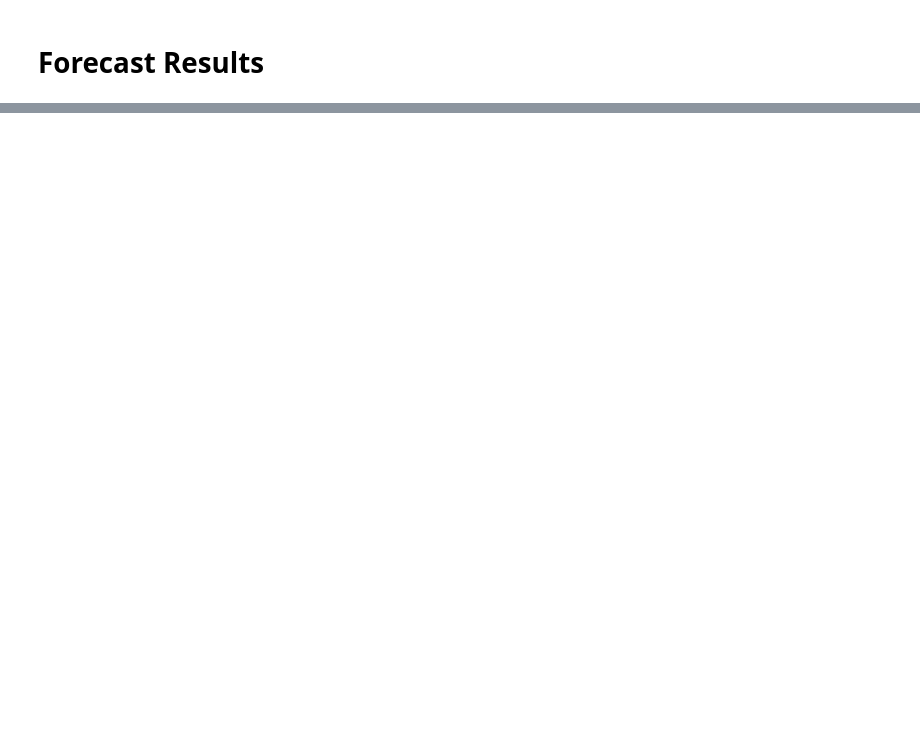
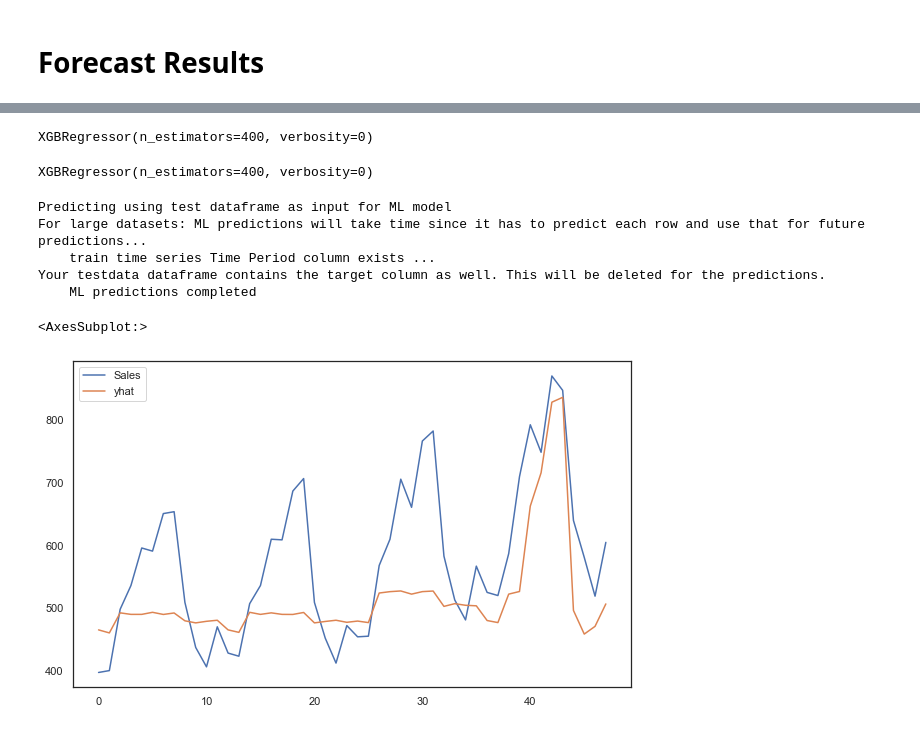
Before and after one commit to AutoViML/Auto_TS, a Jupyter notebook: example_notebooks/autots_multivariate_example.ipynb, the cells around one changed output, grey strips where cells are left out. Cells and saved outputs as stored; diff of their text form; code cells hidden in the pictures; blank space fills up the shorter version.

```diff
--- a/example_notebooks/autots_multivariate_example.ipynb
+++ b/example_notebooks/autots_multivariate_example.ipynb
@@ -234,0 +200,9 @@ future_predictions
+# %%
+model.get_best_model()
+# %% [output]
+XGBRegressor(n_estimators=400, verbosity=0)
+# %%
+xgb_model = model.get_model('ML')
+xgb_model
+# %% [output]
+XGBRegressor(n_estimators=400, verbosity=0)
@@ -234,0 +218,13 @@ future_predictions
+# %%
+dataset['yhat'] = model.predict(dataset, model='ML', simple=False)['yhat'].values
+# %% [output]
+Predicting using test dataframe as input for ML model
+For large datasets: ML predictions will take time since it has to predict each row and use that for future predictions...
+    train time series Time Period column exists ...
+Your testdata dataframe contains the target column as well. This will be deleted for the predictions.
+    ML predictions completed
+# %%
+dataset[[target,'yhat']].plot(figsize=(10,6))
+# %% [output]
+<AxesSubplot:>
+[figure, added]
```
Also changed, not shown: parts of 29 cells of this notebook, 6 other files.
